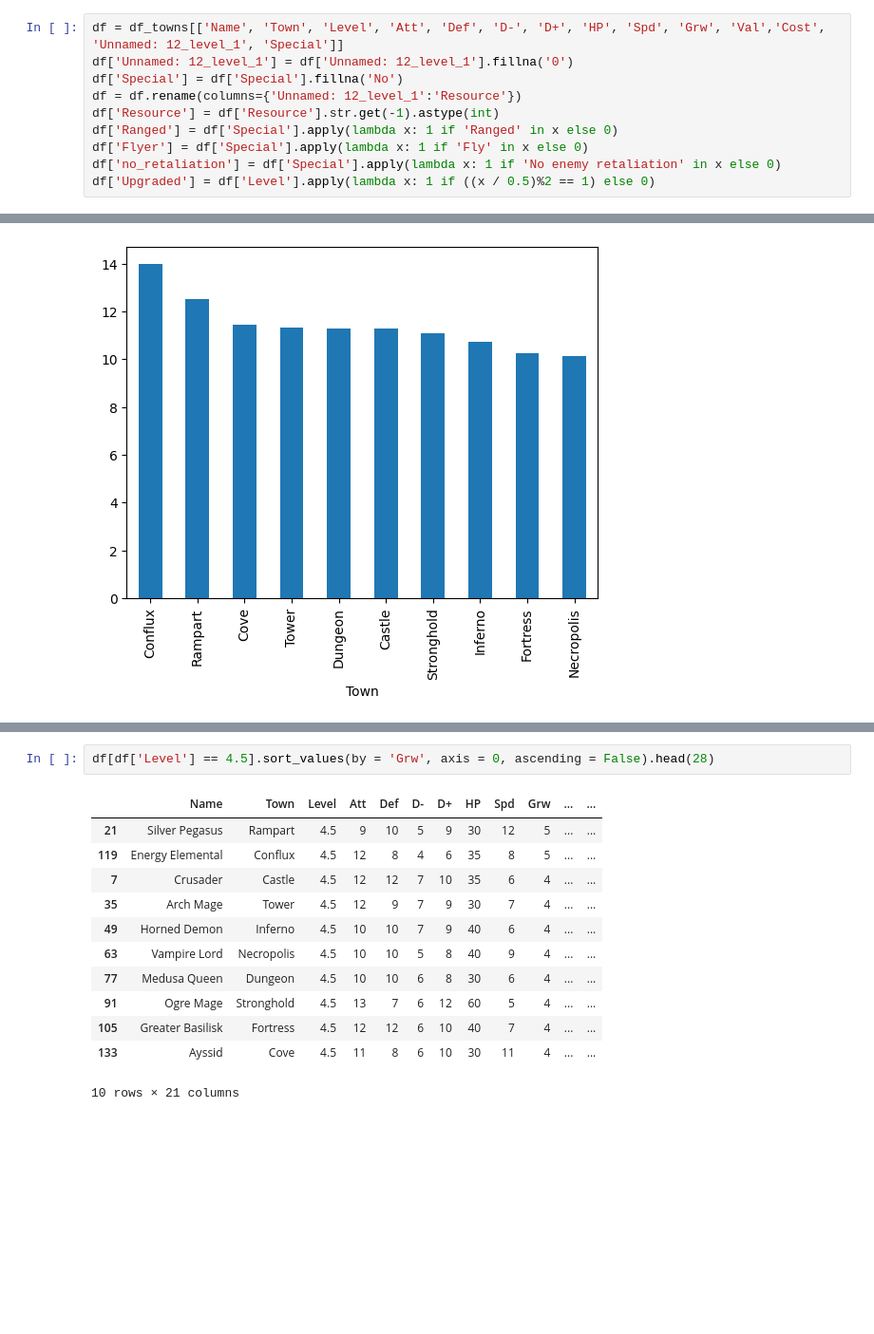
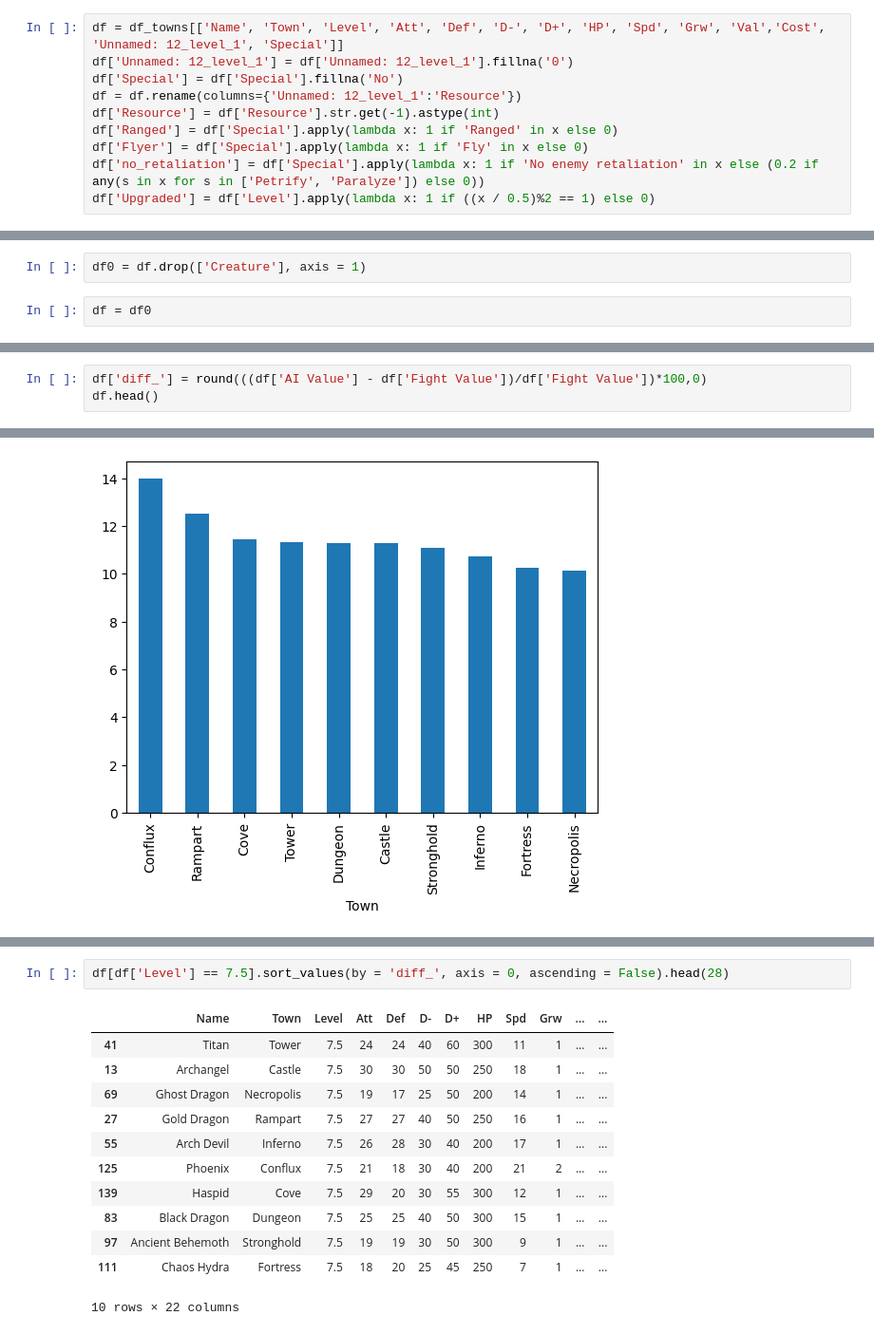
Before and after one commit to tazar09/h3_working_repo, a Jupyter notebook: h3_castles.ipynb, the cells around one changed output, grey strips where cells are left out. Shown at 95% size. Cells and saved outputs as stored; diff of their text form; blank space fills up the shorter version.

```diff
--- a/h3_castles.ipynb
+++ b/h3_castles.ipynb
@@ -121,7 +121,7 @@ df = df.rename(columns={'Unnamed: 12_level_1':'Resource'})
 df['Resource'] = df['Resource'].str.get(-1).astype(int)
 df['Ranged'] = df['Special'].apply(lambda x: 1 if 'Ranged' in x else 0)
 df['Flyer'] = df['Special'].apply(lambda x: 1 if 'Fly' in x else 0)
-df['no_retaliation'] = df['Special'].apply(lambda x: 1 if 'No enemy retaliation' in x else 0)
+df['no_retaliation'] = df['Special'].apply(lambda x: 1 if 'No enemy retaliation' in x else (0.2 if any(s in x for s in ['Petrify', 'Paralyze']) else 0))
 df['Upgraded'] = df['Level'].apply(lambda x: 1 if ((x / 0.5)%2 == 1) else 0)
 # %% [markdown]
 ________________________________________________________________________________________________________________________________
@@ -180,3 +172,7 @@ Regarding the towns' changes, we note the Firebird, Efreet Sultan and Monk.
 So, we will keep the HoA scores.
 # %% [markdown]
 ________________________________________________________________________________________________________
+# %%
+df0 = df.drop(['Creature'], axis = 1)
+# %%
+df = df0
@@ -182,0 +297,3 @@ ________________________________________________________________________________
+# %%
+df['diff_'] = round(((df['AI Value'] - df['Fight Value'])/df['Fight Value'])*100,0)
+df.head()
@@ -303,15 +428,15 @@ dftest[dftest['Level'] == 5.5].sort_values(by = 'total_value', axis = 0, ascendi
 # %%
-df[df['Level'] == 4.5].sort_values(by = 'Grw', axis = 0, ascending = False).head(28)
+df[df['Level'] == 7.5].sort_values(by = 'diff_', axis = 0, ascending = False).head(28)
 # %% [output]
 |  | Name | Town | Level | Att | Def | D- | D+ | HP | Spd | Grw | ... | ... |
-| 21 | Silver Pegasus | Rampart | 4.5 | 9 | 10 | 5 | 9 | 30 | 12 | 5 | ... | ... |
-| 119 | Energy Elemental | Conflux | 4.5 | 12 | 8 | 4 | 6 | 35 | 8 | 5 | ... | ... |
-| 7 | Crusader | Castle | 4.5 | 12 | 12 | 7 | 10 | 35 | 6 | 4 | ... | ... |
-| 35 | Arch Mage | Tower | 4.5 | 12 | 9 | 7 | 9 | 30 | 7 | 4 | ... | ... |
-| 49 | Horned Demon | Inferno | 4.5 | 10 | 10 | 7 | 9 | 40 | 6 | 4 | ... | ... |
-| 63 | Vampire Lord | Necropolis | 4.5 | 10 | 10 | 5 | 8 | 40 | 9 | 4 | ... | ... |
-| 77 | Medusa Queen | Dungeon | 4.5 | 10 | 10 | 6 | 8 | 30 | 6 | 4 | ... | ... |
-| 91 | Ogre Mage | Stronghold | 4.5 | 13 | 7 | 6 | 12 | 60 | 5 | 4 | ... | ... |
-| 105 | Greater Basilisk | Fortress | 4.5 | 12 | 12 | 6 | 10 | 40 | 7 | 4 | ... | ... |
-| 133 | Ayssid | Cove | 4.5 | 11 | 8 | 6 | 10 | 30 | 11 | 4 | ... | ... |
+| 41 | Titan | Tower | 7.5 | 24 | 24 | 40 | 60 | 300 | 11 | 1 | ... | ... |
+| 13 | Archangel | Castle | 7.5 | 30 | 30 | 50 | 50 | 250 | 18 | 1 | ... | ... |
+| 69 | Ghost Dragon | Necropolis | 7.5 | 19 | 17 | 25 | 50 | 200 | 14 | 1 | ... | ... |
+| 27 | Gold Dragon | Rampart | 7.5 | 27 | 27 | 40 | 50 | 250 | 16 | 1 | ... | ... |
+| 55 | Arch Devil | Inferno | 7.5 | 26 | 28 | 30 | 40 | 200 | 17 | 1 | ... | ... |
+| 125 | Phoenix | Conflux | 7.5 | 21 | 18 | 30 | 40 | 200 | 21 | 2 | ... | ... |
+| 139 | Haspid | Cove | 7.5 | 29 | 20 | 30 | 55 | 300 | 12 | 1 | ... | ... |
+| 83 | Black Dragon | Dungeon | 7.5 | 25 | 25 | 40 | 50 | 300 | 15 | 1 | ... | ... |
+| 97 | Ancient Behemoth | Stronghold | 7.5 | 19 | 19 | 30 | 50 | 300 | 9 | 1 | ... | ... |
+| 111 | Chaos Hydra | Fortress | 7.5 | 18 | 20 | 25 | 45 | 250 | 7 | 1 | ... | ... |
-10 rows × 21 columns
+10 rows × 22 columns
```
Also changed, not shown: parts of 20 cells of this notebook.
